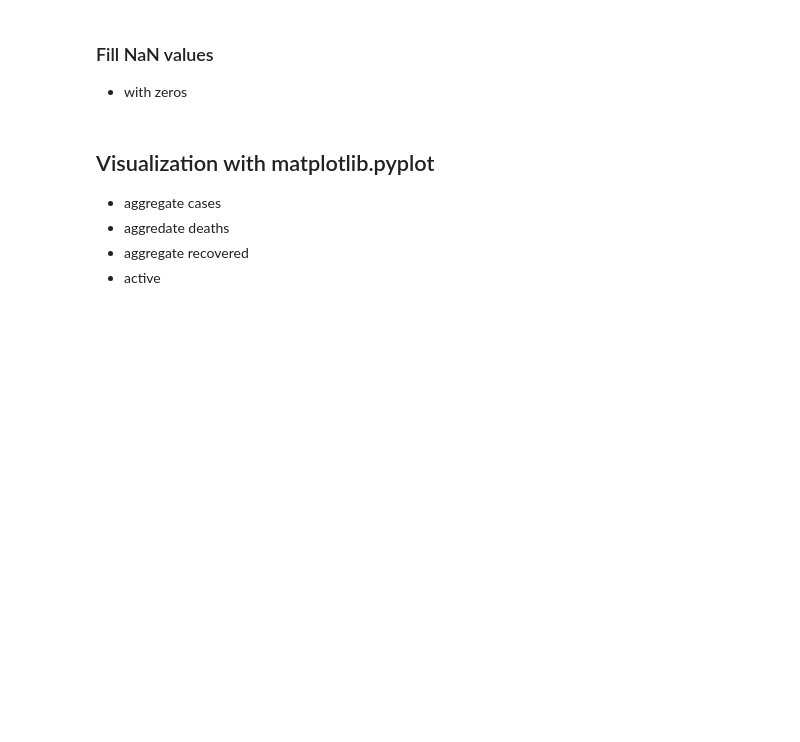
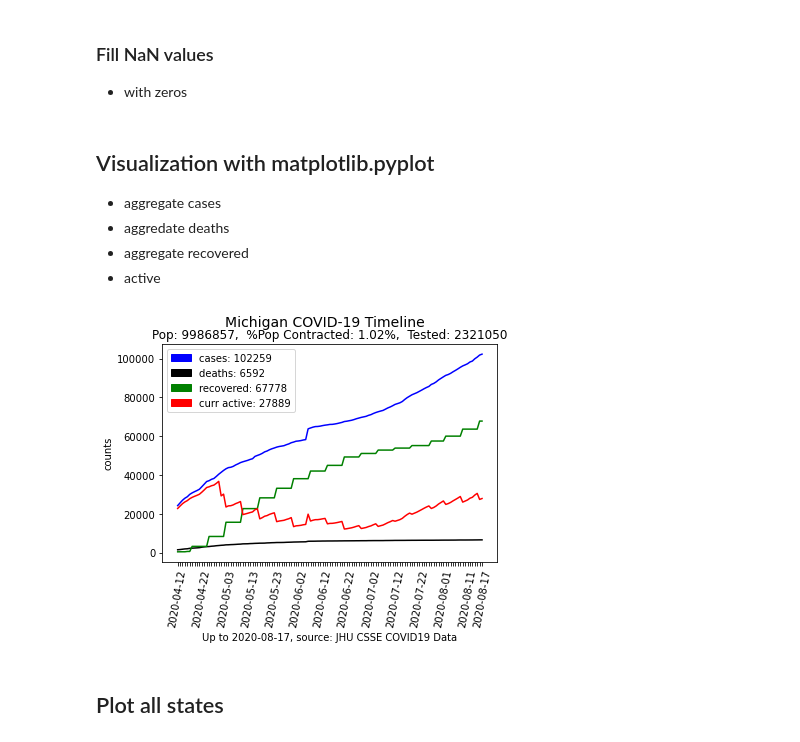
Before and after one commit to MnemoSemiotic/prem_prep_july20, a Jupyter notebook: stats/07_exploring_with_pandas/Johns_Hopkins_COVID19_with_Pandas_Matplotlib.ipynb, the cells around one changed output. Drawn from its saved outputs; the diff is of its cells as text; code cells hidden in the pictures; blank space fills up the shorter version.

```diff
--- a/stats/07_exploring_with_pandas/Johns_Hopkins_COVID19_with_Pandas_Matplotlib.ipynb
+++ b/stats/07_exploring_with_pandas/Johns_Hopkins_COVID19_with_Pandas_Matplotlib.ipynb
@@ -581,0 +665,6 @@ df['People_Tested'].fillna(value=0, inplace=True, limit=None)
+# %%
+plot_jhu_data(df, 'Michigan')
+# %% [output]
+[figure, added]
+# %% [markdown]
+## Plot all states
```
Also changed, not shown: parts of 2 cells of this notebook.
